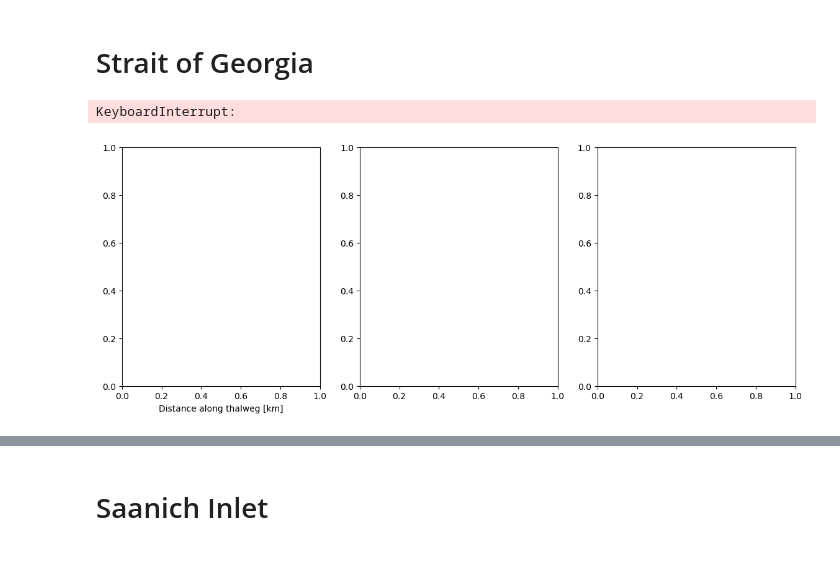
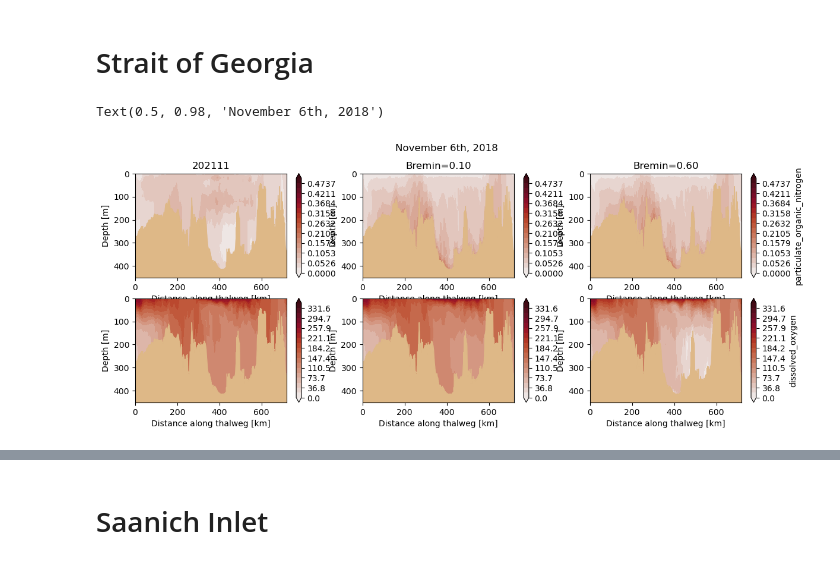
Before and after one commit to SalishSeaCast/analysis-abdoul, a Jupyter notebook: notebooks/salishsea_oxy/Oxygen-PON_analysis_thalweg_SoG-SI-HC.ipynb, the cells around one changed output, grey strips where cells are left out. Drawn from its saved outputs; the diff is of its cells as text; code cells hidden in the pictures.

Commit message:
Oxygen, PON thalweg SoG, Saanich, Hood Canal

```diff
--- a/notebooks/salishsea_oxy/Oxygen-PON_analysis_thalweg_SoG-SI-HC.ipynb
+++ b/notebooks/salishsea_oxy/Oxygen-PON_analysis_thalweg_SoG-SI-HC.ipynb
@@ -162,38 +162,40 @@ fig.colorbar(im3, cax=cax3, orientation='vertical')
 [figure]
 # %%
 # SalishSeaCast zz_w_sink_D_PON=1.0e-4, zz_alpha_b_D=0, Z2eff=0
-df_chemTlr0 = xr.open_mfdataset('/ocean/atall/MOAD/Model/runs/salishseacast/long_run/SalishSea_1d_chemo2_2018*')
-df_biolTlr0 = xr.open_mfdataset('/ocean/atall/MOAD/Model/runs/salishseacast/long_run/SalishSea_1d_PON_2018*')
+df_chemTlr0 = nc.Dataset('/ocean/atall/MOAD/Model/runs/salishseacast/long_run/SalishSea_1d_chemo2_20180101_20181231.nc')
+df_biolTlr0 = nc.Dataset('/ocean/atall/MOAD/Model/runs/salishseacast/long_run/SalishSea_1d_PON_20180101_20181130.nc')
 # SalishSea_oxy test zz_w_sink_D_PON=1.0e-3, zz_alpha_b_D=0.5, Z2eff=0.3, zz_alpha_b_N = 0.30, zz_alpha_b_rem = 0.10
-df_chemTlr1 = xr.open_mfdataset('/ocean/atall/MOAD/Model/runs/salishsea_oxy/long_run/run_first_Bremin10/SalishSea_1d_chemo2_2018*')
-df_biolTlr1 = xr.open_mfdataset('/ocean/atall/MOAD/Model/runs/salishsea_oxy/long_run/run_first_Bremin10/SalishSea_1d_PON_2018*')
+df_chemTlr1 = nc.Dataset('/ocean/atall/MOAD/Model/runs/salishsea_oxy/long_run/run_first_Bremin10/SalishSea_1d_chemo2_20180101_20181231.nc')
+df_biolTlr1 = nc.Dataset('/ocean/atall/MOAD/Model/runs/salishsea_oxy/long_run/run_first_Bremin10/SalishSea_1d_PON_20180101_20181130.nc')
 # SalishSea_oxy test zz_w_sink_D_PON=1.0e-3, zz_alpha_b_D=0.5, Z2eff=0.3, zz_alpha_b_N = 0.30, zz_alpha_b_rem = 0.60
-df_chemTlr2 = xr.open_mfdataset('/ocean/atall/MOAD/Model/runs/salishsea_oxy/long_run/SalishSea_1d_chemo2_2018*')
-df_biolTlr2 = xr.open_mfdataset('/ocean/atall/MOAD/Model/runs/salishsea_oxy/long_run/SalishSea_1d_PON_2018*')
+df_chemTlr2 = nc.Dataset('/ocean/atall/MOAD/Model/runs/salishsea_oxy/long_run/SalishSea_1d_chemo2_20180101_20181130.nc')
+df_biolTlr2 = nc.Dataset('/ocean/atall/MOAD/Model/runs/salishsea_oxy/long_run/SalishSea_1d_PON_20180101_20181130.nc')
 # %% [markdown]
 # Strait of Georgia
 # %%
-fig, ax = plt.subplots(1, 3, figsize = (14, 5))
+fig, ax = plt.subplots(2, 3, figsize = (14, 5))
+tt = 310
 modvar1='particulate_organic_nitrogen'
 modvar2='dissolved_oxygen'
-level_pon = np.linspace(0,10,20)
-old0=vis.contour_thalweg(ax[0,0],df_biolTlr0.variables[modvar1].mean(axis=0),bathy,mesh,clevels=level,cmap=cm.amp,thalweg_file=thalweg_SoG,cbar_args={'label':modvar})
-new1=vis.contour_thalweg(ax[0,1],df_biolTlr1.variables[modvar1].mean(axis=0),bathy,mesh,clevels=level,cmap=cm.amp,thalweg_file=thalweg_SoG,cbar_args={'label':modvar})
-new2=vis.contour_thalweg(ax[0,2],df_biolTlr2.variables[modvar1].mean(axis=0),bathy,mesh,clevels=level,cmap=cm.amp,thalweg_file=thalweg_SoG,cbar_args={'label':modvar})
+level_pon = np.linspace(0,0.5,20)
+level_oxy = np.linspace(0,350,20)
+old0=vis.contour_thalweg(ax[0,0],df_biolTlr0.variables[modvar1][tt,...],bathy,mesh,clevels=level_pon,cmap=cm.amp,thalweg_file=thalweg_SoG,cbar_args={'label':''})
+new1=vis.contour_thalweg(ax[0,1],df_biolTlr1.variables[modvar1][tt,...],bathy,mesh,clevels=level_pon,cmap=cm.amp,thalweg_file=thalweg_SoG,cbar_args={'label':''})
+new2=vis.contour_thalweg(ax[0,2],df_biolTlr2.variables[modvar1][tt,...],bathy,mesh,clevels=level_pon,cmap=cm.amp,thalweg_file=thalweg_SoG,cbar_args={'label':modvar1})
+old0=vis.contour_thalweg(ax[1,0],df_chemTlr0.variables[modvar2][tt,...],bathy,mesh,clevels=level_oxy,cmap=cm.amp,thalweg_file=thalweg_SoG,cbar_args={'label':''})
+new1=vis.contour_thalweg(ax[1,1],df_chemTlr1.variables[modvar2][tt,...],bathy,mesh,clevels=level_oxy,cmap=cm.amp,thalweg_file=thalweg_SoG,cbar_args={'label':''})
+new2=vis.contour_thalweg(ax[1,2],df_chemTlr2.variables[modvar2][tt,...],bathy,mesh,clevels=level_oxy,cmap=cm.amp,thalweg_file=thalweg_SoG,cbar_args={'label':modvar2})
 
 ax[0,0].set_ylim([450, 0])
 ax[0,1].set_ylim([450, 0])
 ax[0,2].set_ylim([450, 0])
 ax[1,0].set_ylim([450, 0])
 ax[1,1].set_ylim([450, 0])
 ax[1,2].set_ylim([450, 0])
-ax[0,0].set_title('PON-202111')
-ax[0,1].set_title('PON-Bremin=0.10')
-ax[0,2].set_title('PON-Bremin=0.60')
-ax[1,0].set_title('DO-202111')
-ax[1,1].set_title('DO-Bremin=0.10')
-ax[1,2].set_title('DO-Bremin=0.60')
-#fig.suptitle('PON - 2018');
+ax[0,0].set_title('202111')
+ax[0,1].set_title('Bremin=0.10')
+ax[0,2].set_title('Bremin=0.60')
+fig.suptitle('November 6th, 2018')
 # %% [output]
-KeyboardInterrupt:
+Text(0.5, 0.98, 'November 6th, 2018')
-[figure, old version]
+[figure, new version]
```
Also changed, not shown: parts of 5 cells of this notebook.
